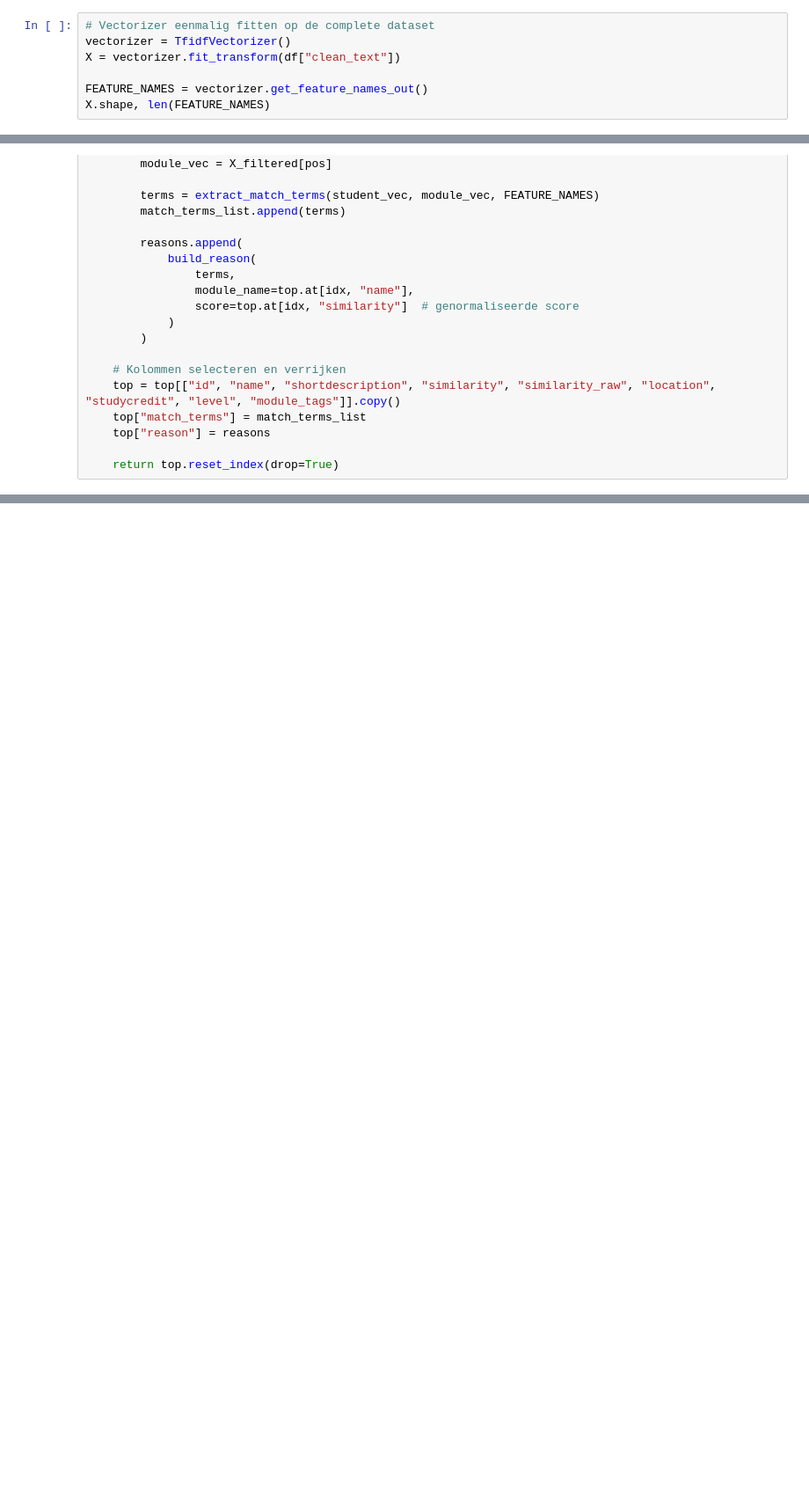
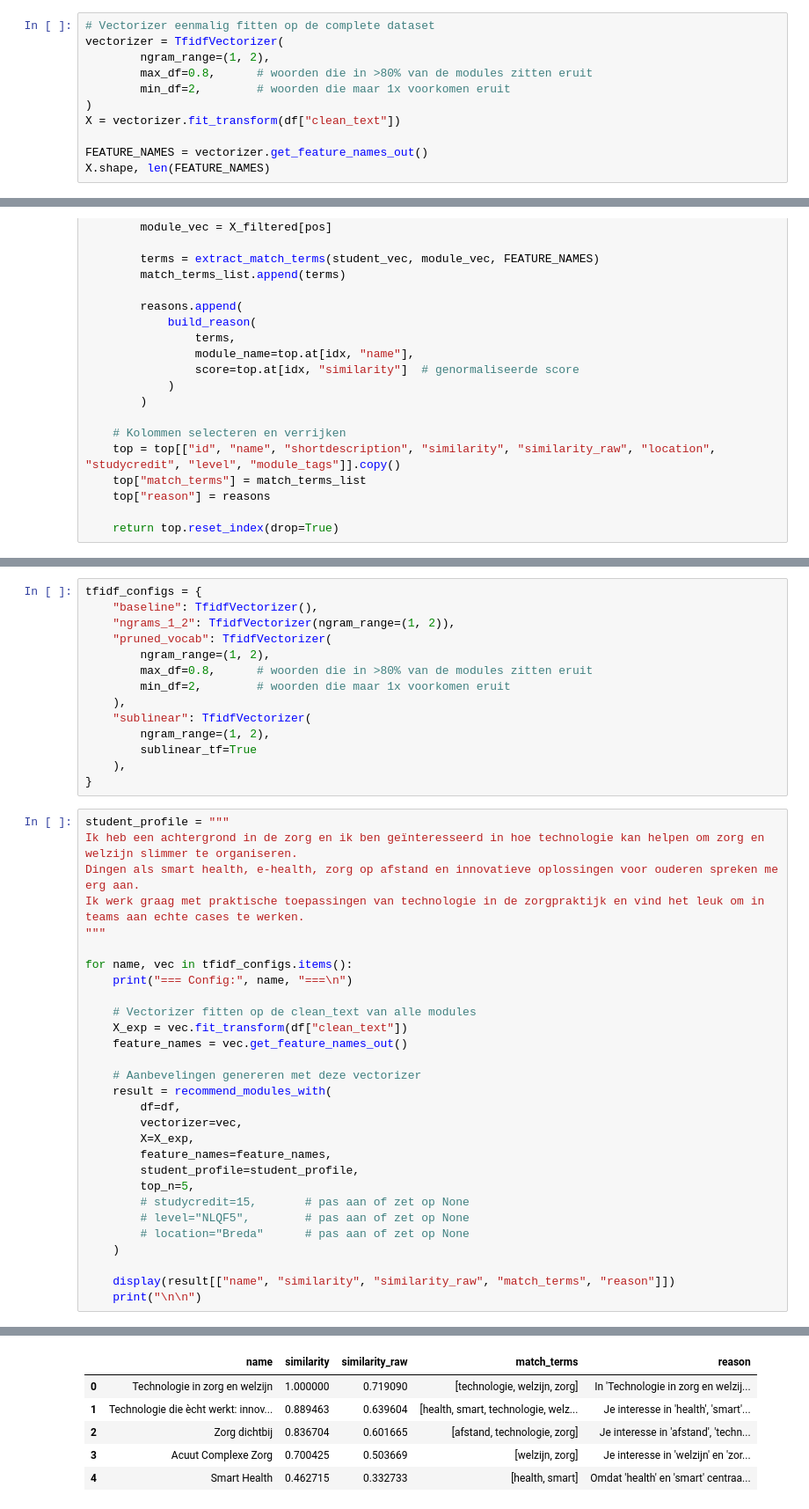
Before and after one commit to JeroenZwaal/ATIx-AI-Lu2, a Jupyter notebook: RecommenderSystemFinal.ipynb, the cells around one changed output, grey strips where cells are left out. Shown at 88% size. Drawn from its saved outputs; the diff is of its cells as text; blank space fills up the shorter version.

```diff
--- a/RecommenderSystemFinal.ipynb
+++ b/RecommenderSystemFinal.ipynb
@@ -112,6 +103,10 @@ df.head()
 # %%
 # Vectorizer eenmalig fitten op de complete dataset
-vectorizer = TfidfVectorizer()
+vectorizer = TfidfVectorizer(
+        ngram_range=(1, 2),
+        max_df=0.8,      # woorden die in >80% van de modules zitten eruit
+        min_df=2,        # woorden die maar 1x voorkomen eruit
+)
 X = vectorizer.fit_transform(df["clean_text"])
 
 FEATURE_NAMES = vectorizer.get_feature_names_out()
@@ -387,0 +488,44 @@ result
+# %%
+tfidf_configs = {
+    "baseline": TfidfVectorizer(),
+    "ngrams_1_2": TfidfVectorizer(ngram_range=(1, 2)),
+    "pruned_vocab": TfidfVectorizer(
+        ngram_range=(1, 2),
+        max_df=0.8,      # woorden die in >80% van de modules zitten eruit
+        min_df=2,        # woorden die maar 1x voorkomen eruit
+    ),
+    "sublinear": TfidfVectorizer(
+        ngram_range=(1, 2),
+        sublinear_tf=True
+    ),
+}
+# %%
+student_profile = """
+Ik heb een achtergrond in de zorg en ik ben geïnteresseerd in hoe technologie kan helpen om zorg en welzijn slimmer te organiseren.
+Dingen als smart health, e-health, zorg op afstand en innovatieve oplossingen voor ouderen spreken me erg aan.
+Ik werk graag met praktische toepassingen van technologie in de zorgpraktijk en vind het leuk om in teams aan echte cases te werken.
+"""
+
+for name, vec in tfidf_configs.items():
+    print("=== Config:", name, "===\n")
+
+    # Vectorizer fitten op de clean_text van alle modules
+    X_exp = vec.fit_transform(df["clean_text"])
+    feature_names = vec.get_feature_names_out()
+
+    # Aanbevelingen genereren met deze vectorizer
+    result = recommend_modules_with(
+        df=df,
+        vectorizer=vec,
+        X=X_exp,
+        feature_names=feature_names,
+        student_profile=student_profile,
+        top_n=5,
+        # studycredit=15,       # pas aan of zet op None
+        # level="NLQF5",        # pas aan of zet op None
+        # location="Breda"      # pas aan of zet op None
+    )
+
+    display(result[["name", "similarity", "similarity_raw", "match_terms", "reason"]])
+    print("\n\n")
+# %% [output]
@@ -387,0 +533,6 @@ result
+|  | name | similarity | similarity_raw | match_terms | reason |
+| 0 | Technologie in zorg en welzijn | 1.000000 | 0.719090 | [technologie, welzijn, zorg] | In 'Technologie in zorg en welzij... |
+| 1 | Technologie die ècht werkt: innov... | 0.889463 | 0.639604 | [health, smart, technologie, welz... | Je interesse in 'health', 'smart'... |
+| 2 | Zorg dichtbij | 0.836704 | 0.601665 | [afstand, technologie, zorg] | Je interesse in 'afstand', 'techn... |
+| 3 | Acuut Complexe Zorg | 0.700425 | 0.503669 | [welzijn, zorg] | Je interesse in 'welzijn' en 'zor... |
+| 4 | Smart Health | 0.462715 | 0.332733 | [health, smart] | Omdat 'health' en 'smart' centraa... |
```
Also changed, not shown: parts of 3 cells of this notebook, 1 other file.
